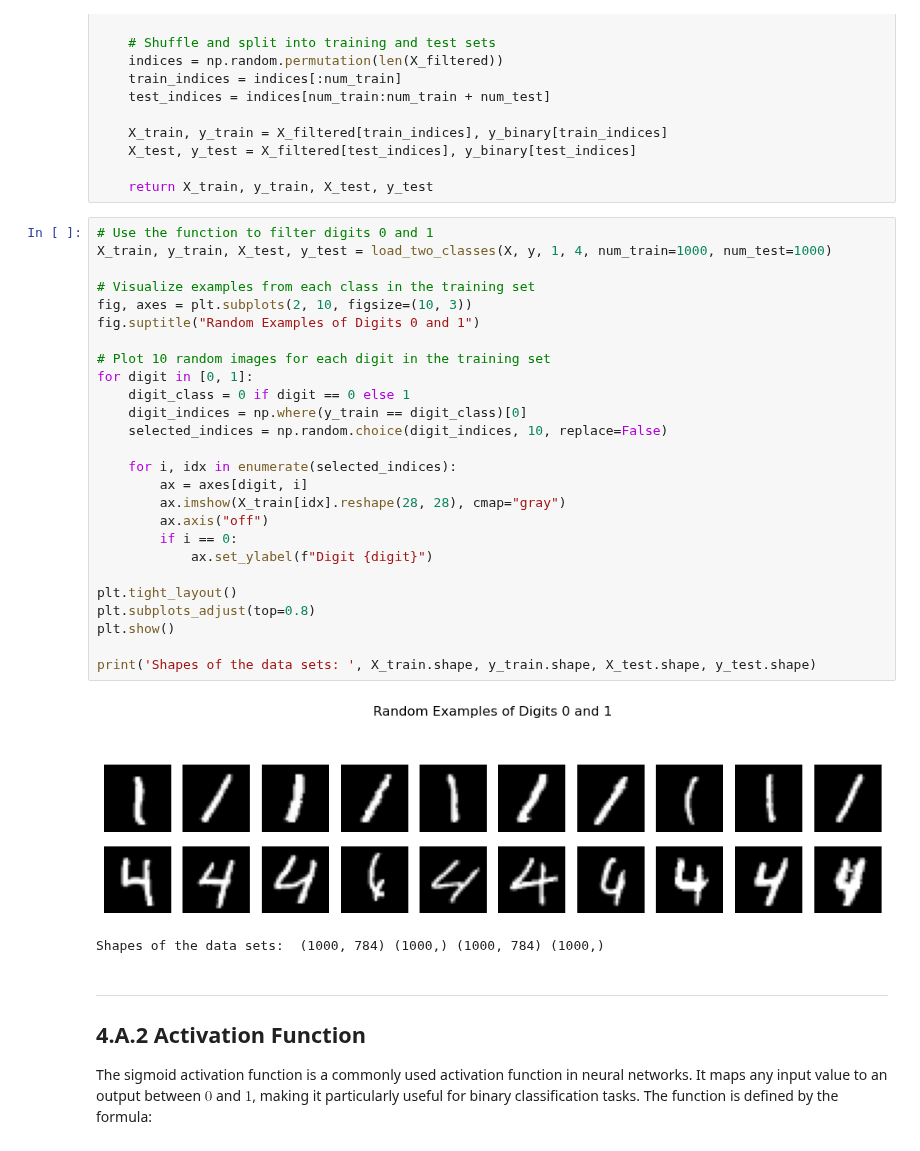
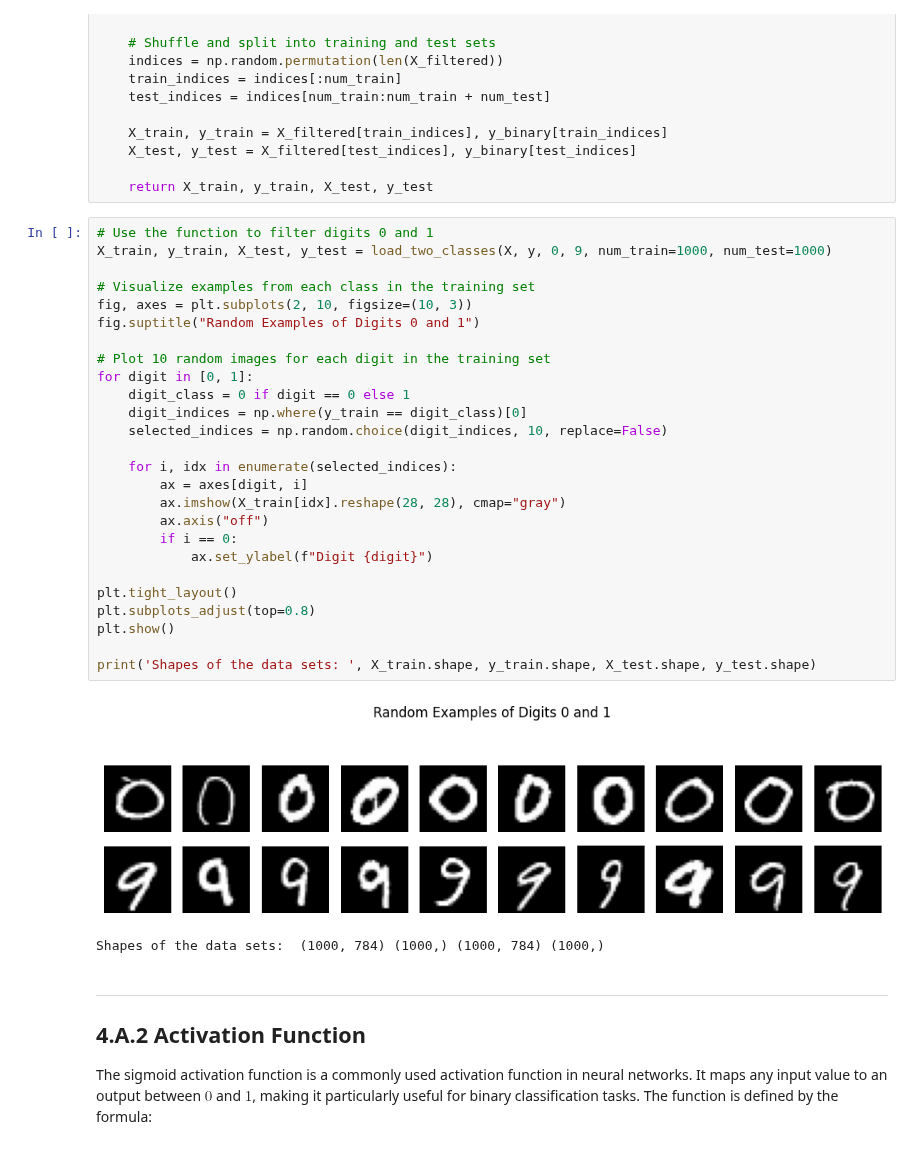
Before and after one commit to MarvinKohnen/deep-reinforcement-learning, a Jupyter notebook: drl_deep_course/4_Classification/solution/4_A_Classification.ipynb, the cells around one changed output. Drawn from its saved outputs; the diff is of its cells as text.

```diff
--- a/drl_deep_course/4_Classification/solution/4_A_Classification.ipynb
+++ b/drl_deep_course/4_Classification/solution/4_A_Classification.ipynb
@@ -122,32 +122,32 @@ def load_two_classes(X, y, digit1, digit2, num_train=1000, num_test=1000):
     return X_train, y_train, X_test, y_test
 # %%
 # Use the function to filter digits 0 and 1
-X_train, y_train, X_test, y_test = load_two_classes(X, y, 1, 4, num_train=1000, num_test=1000)
+X_train, y_train, X_test, y_test = load_two_classes(X, y, 0, 9, num_train=1000, num_test=1000)
 
 # Visualize examples from each class in the training set
 fig, axes = plt.subplots(2, 10, figsize=(10, 3))
 fig.suptitle("Random Examples of Digits 0 and 1")
 
 # Plot 10 random images for each digit in the training set
 for digit in [0, 1]:
     digit_class = 0 if digit == 0 else 1
     digit_indices = np.where(y_train == digit_class)[0]
     selected_indices = np.random.choice(digit_indices, 10, replace=False)
 
     for i, idx in enumerate(selected_indices):
         ax = axes[digit, i]
         ax.imshow(X_train[idx].reshape(28, 28), cmap="gray")
         ax.axis("off")
         if i == 0:
             ax.set_ylabel(f"Digit {digit}")
 
 plt.tight_layout()
 plt.subplots_adjust(top=0.8)
 plt.show()
 
 print('Shapes of the data sets: ', X_train.shape, y_train.shape, X_test.shape, y_test.shape)
 # %% [output]
-[figure, old version]
+[figure, new version]
 Shapes of the data sets:  (1000, 784) (1000,) (1000, 784) (1000,)
 # %% [markdown]
 ---
```
Also changed, not shown: parts of 3 cells of this notebook.
